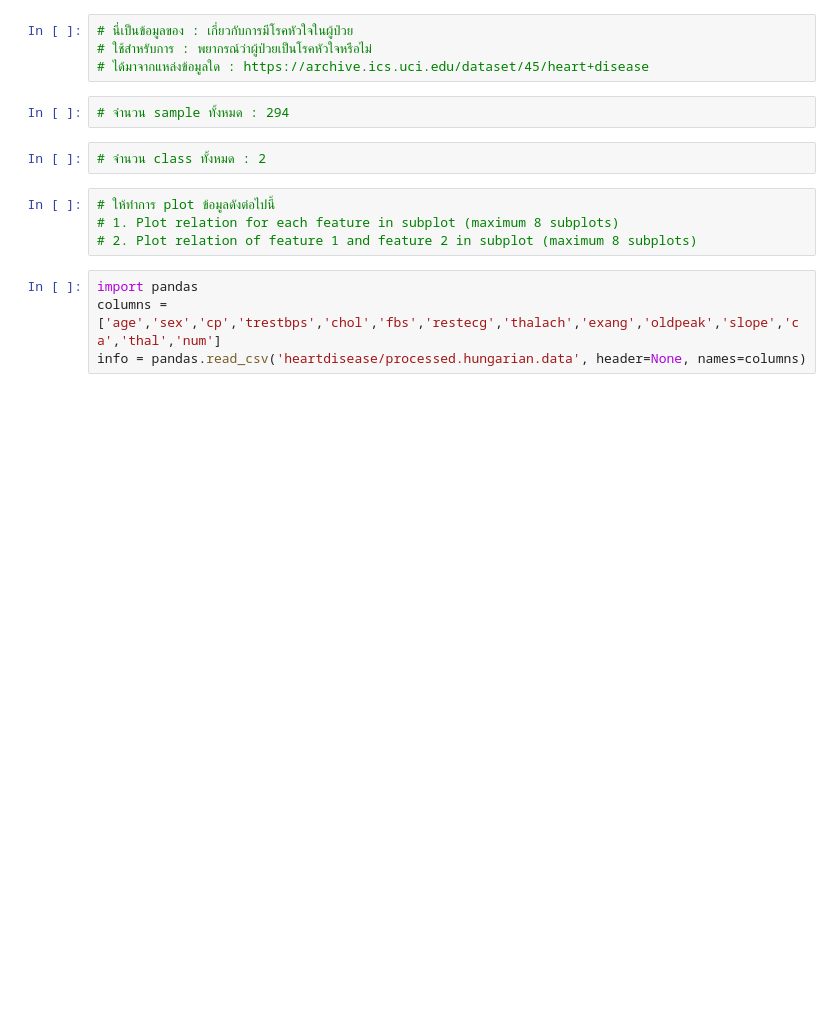
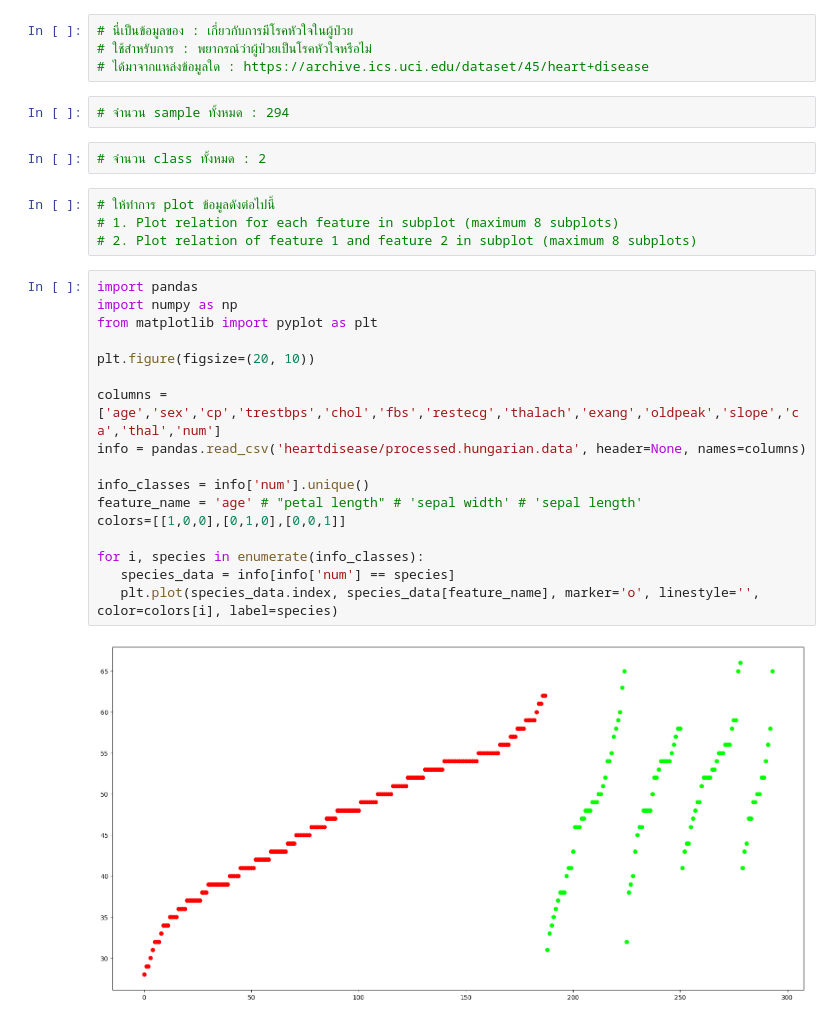
Before and after one commit to LABforLeraning/AI, a Jupyter notebook: Assignment-05.ipynb, the cells around one changed output. Drawn from its saved outputs; the diff is of its cells as text; blank space fills up the shorter version.

```diff
--- a/Assignment-05.ipynb
+++ b/Assignment-05.ipynb
@@ -12,5 +12,20 @@
 # 2. Plot relation of feature 1 and feature 2 in subplot (maximum 8 subplots)
 # %%
 import pandas
+import numpy as np
+from matplotlib import pyplot as plt
+
+plt.figure(figsize=(20, 10))
+
 columns = ['age','sex','cp','trestbps','chol','fbs','restecg','thalach','exang','oldpeak','slope','ca','thal','num']
 info = pandas.read_csv('heartdisease/processed.hungarian.data', header=None, names=columns)
+
+info_classes = info['num'].unique()
+feature_name = 'age' # "petal length" # 'sepal width' # 'sepal length'
+colors=[[1,0,0],[0,1,0],[0,0,1]]
+
+for i, species in enumerate(info_classes):
+   species_data = info[info['num'] == species]
+   plt.plot(species_data.index, species_data[feature_name], marker='o', linestyle='', color=colors[i], label=species)
+# %% [output]
+[figure, added]
```
